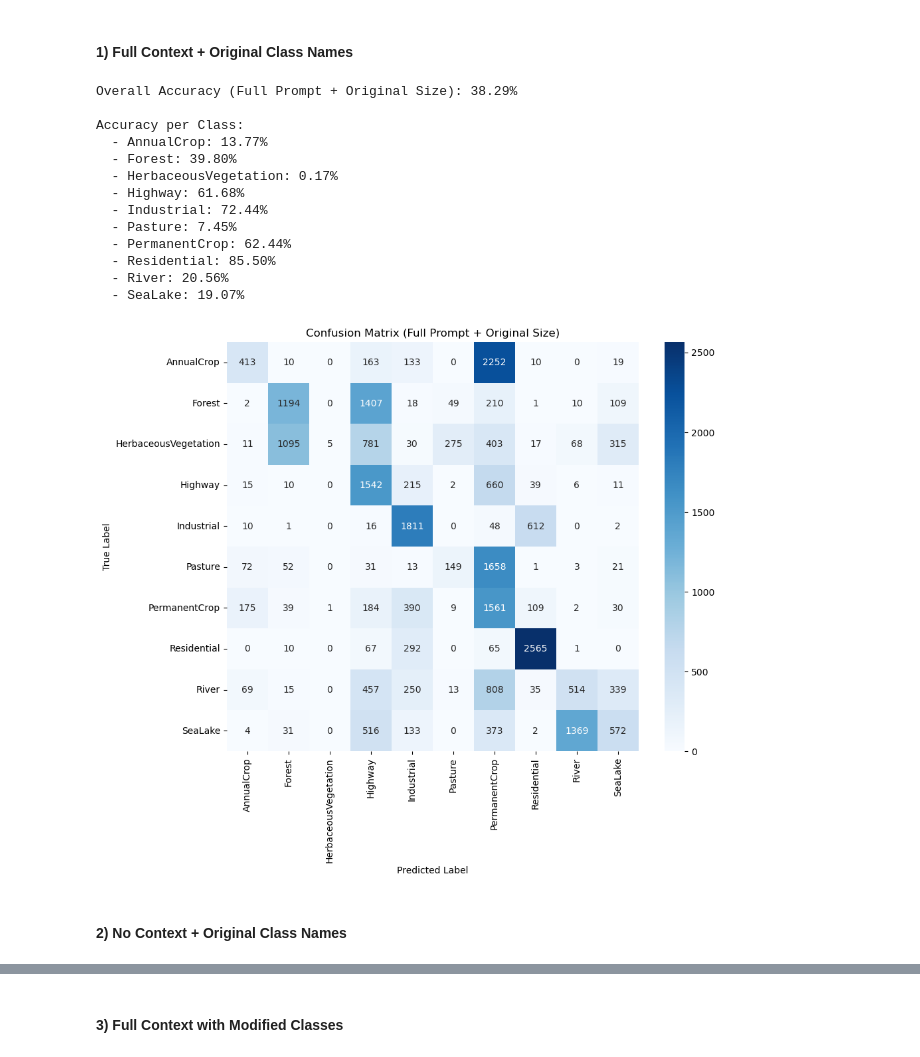
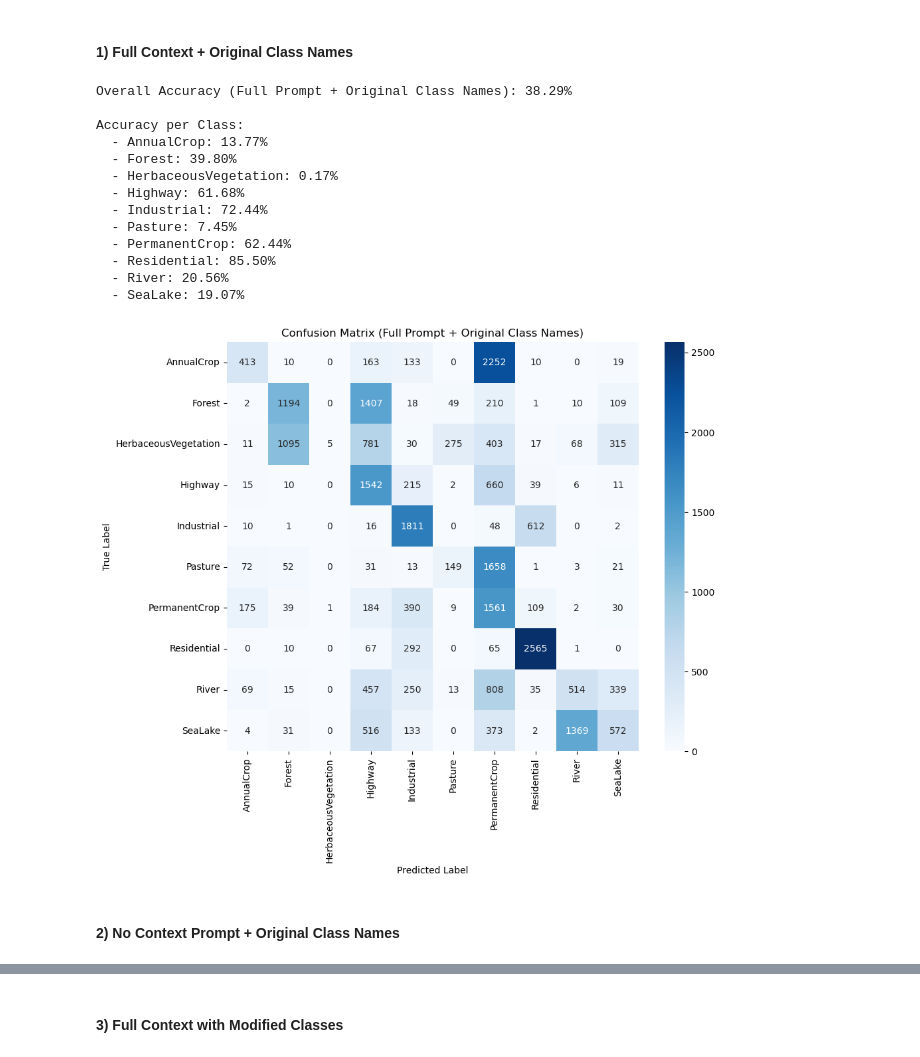
Before and after one commit to andrea-zoccante/land-classification-project, a Jupyter notebook: task1.ipynb, the cells around one changed output, grey strips where cells are left out. Cells and saved outputs as stored; diff of their text form; code cells hidden in the pictures.

```diff
--- a/task1.ipynb
+++ b/task1.ipynb
@@ -177,10 +157,10 @@ class ImageDataset(Dataset):
         self.labels = []
 
         # If classes are not provided, infer from directory structure
-        self.class_to_idx = {cls: idx for idx, cls in enumerate(classes)}
+        self.class_to_idx = {cls: idx for idx, cls in enumerate(CLASSES)}
 
         # Collect all image paths and labels
-        for cls in classes:
+        for cls in CLASSES:
             class_dir = os.path.join(root_dir, cls)
             if os.path.isdir(class_dir):  # Ensure it's a directory
                 for img_name in os.listdir(class_dir):
@@ -199,7 +179,7 @@ class ImageDataset(Dataset):
     def get_class_subset(self, class_name):
         """Returns a subset of the dataset containing only images of the given class."""
         if class_name not in self.class_to_idx:
-            raise ValueError(f"Class '{class_name}' not found in dataset. Available classes: {classes}")
+            raise ValueError(f"Class '{class_name}' not found in dataset. Available classes: {CLASSES}")
 
         class_idx = self.class_to_idx[class_name]
         subset_indices = [i for i, label in enumerate(self.labels) if label == class_idx]
@@ -225,7 +205,6 @@ These options allow us to test four setups, combining different prompts and resc
 # %%
 def classify_images_clip(
     image_paths,
-    class_names,
     full_prompt=True,  # "default" (uses "A satellite image of"), "none" (just class name)
     modify=False
 ):
@@ -247,7 +226,9 @@ def classify_images_clip(
     images = [Image.open(image_path).convert("RGB") for image_path in image_paths]
 
     if modify:
-        class_names = modified_classes
+        class_names = MOD_CLASSES
+    else:
+        class_names = CLASSES
     text_inputs = [f"A satellite image of {cls}" for cls in class_names] if full_prompt else class_names
 
     inputs = clip_processor(text=text_inputs, images=images, return_tensors="pt", padding=True)
@@ -280,28 +283,5 @@ We expect some correct classifications, but also errors due to CLIP's lack of sa
 # %%
 test_class_name = "SeaLake"
-# %%
-def single_class_analysis(class_name, full_prompt=True, modify=False):
-    class_subset = dataset.get_class_subset(class_name)
-    class_dataloader = DataLoader(class_subset, batch_size=64, shuffle=False)
-
-    true_labels = []
-    predicted_labels = []
-
-
-    for img_paths, labels in tqdm(class_dataloader, desc=f"Classifying {class_name} batches: ", leave=True):
-        true_labels.extend(labels)
-
-        predictions = classify_images_clip(image_paths=img_paths,
-                                           class_names=classes,
-                                           full_prompt=full_prompt,
-                                           modify=modify).cpu()
-
-        predicted_labels.extend(predictions)
-
-    accuracy = accuracy_score(true_labels, predicted_labels)
-    cm = confusion_matrix(true_labels, predicted_labels, labels=list(range(len(classes))))
-
-    return accuracy, cm
 # %%
 sealake_accuracy, sealake_cm = single_class_analysis(class_name=test_class_name, full_prompt=True, modify=False)
 
@@ -326,7 +306,7 @@ def multi_class_analysis(full_prompt=True, modify=False):
     class_accuracies = {}
     class_cms = {}
 
-    for eval_class in classes:
+    for eval_class in CLASSES:
         class_accuracy, class_cm = single_class_analysis(class_name=eval_class, full_prompt=full_prompt, modify=modify)
 
         class_accuracies[eval_class] = class_accuracy * 100
@@ -340,35 +320,35 @@ class_accuracies_1, class_cms_1 = multi_class_analysis(full_prompt=True, modify=
 # %%
 overall_accuracy = np.mean(list(class_accuracies_1.values()))
 overall_cm = sum(list(class_cms_1.values()))
 
 print(f"\nOverall Accuracy (Full Prompt + Original Class Names): {overall_accuracy:.2f}%\n")
 print("Accuracy per Class:")
 for cls, acc in class_accuracies_1.items():
     print(f"  - {cls}: {acc:.2f}%")
 
 plt.figure(figsize=(10, 8))
-sns.heatmap(overall_cm, annot=True, fmt="d", cmap="Blues", xticklabels=classes, yticklabels=classes)
+sns.heatmap(overall_cm, annot=True, fmt="d", cmap="Blues", xticklabels=CLASSES, yticklabels=CLASSES)
 plt.xlabel("Predicted Label")
 plt.ylabel("True Label")
 plt.title("Confusion Matrix (Full Prompt + Original Class Names)")
 plt.show()
 # %% [output]
-Overall Accuracy (Full Prompt + Original Size): 38.29%
+Overall Accuracy (Full Prompt + Original Class Names): 38.29%
 
 Accuracy per Class:
   - AnnualCrop: 13.77%
   - Forest: 39.80%
   - HerbaceousVegetation: 0.17%
   - Highway: 61.68%
   - Industrial: 72.44%
   - Pasture: 7.45%
   - PermanentCrop: 62.44%
   - Residential: 85.50%
   - River: 20.56%
   - SeaLake: 19.07%
-[figure, old version]
+[figure, new version]
 # %% [markdown]
-#### 2) No Context + Original Class Names
+#### 2) No Context Prompt + Original Class Names
 # %%
 class_accuracies_2, class_cms_2 = multi_class_analysis(full_prompt=False, modify=False)
 # %%
```
Also changed, not shown: parts of 15 cells of this notebook.
